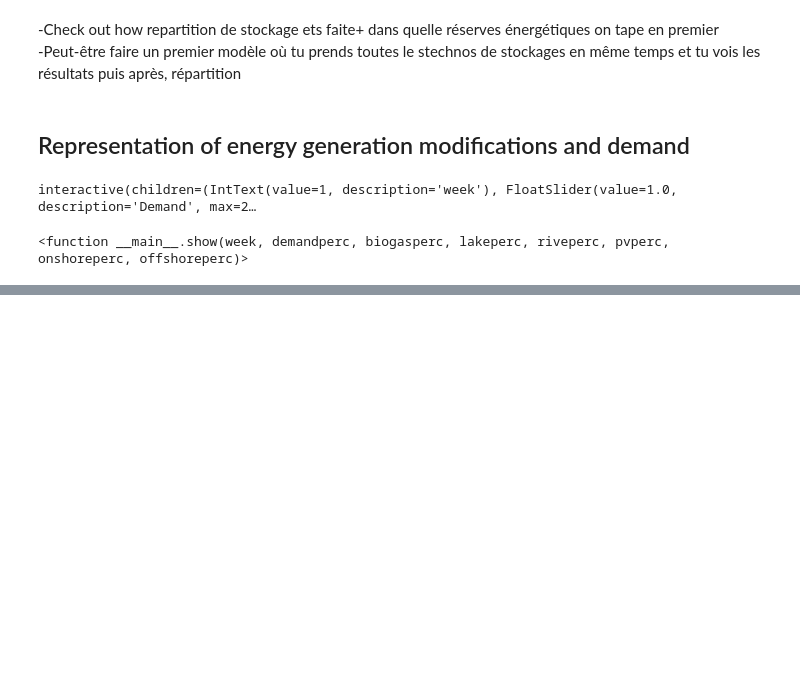
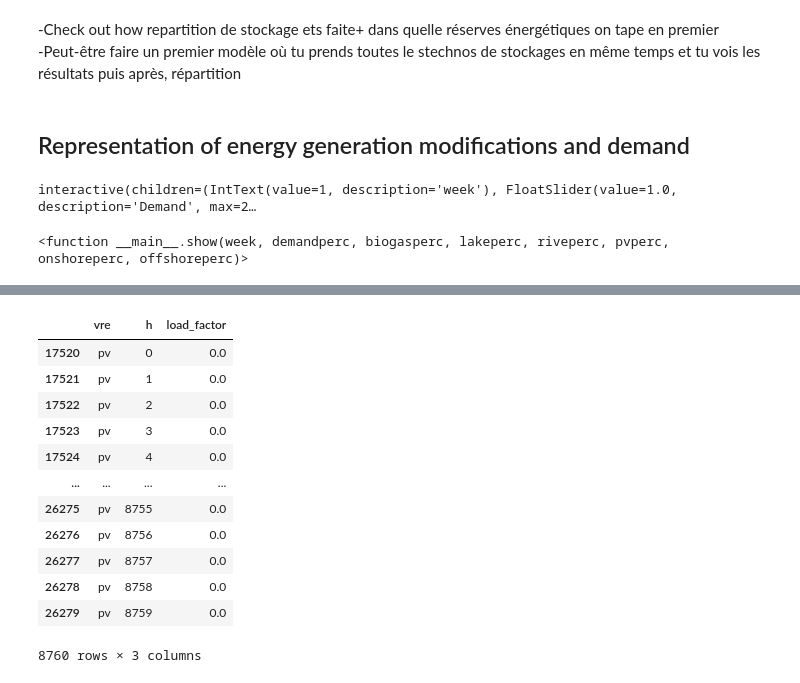
Before and after one commit to trenouard/Mix_energetique_2050, a Jupyter notebook: Projet_ENR.ipynb, the cells around one changed output, grey strips where cells are left out. Drawn from its saved outputs; the diff is of its cells as text; code cells hidden in the pictures; blank space fills up the shorter version.

```diff
--- a/Projet_ENR.ipynb
+++ b/Projet_ENR.ipynb
@@ -365,0 +351,17 @@ interactive(children=(IntText(value=1, description='week'), FloatSlider(value=1.
+# %%
+pv = load_factor[(load_factor['vre'] =='pv') ]
+pv
+# %% [output]
+|  | vre | h | load_factor |
+| 17520 | pv | 0 | 0.0 |
+| 17521 | pv | 1 | 0.0 |
+| 17522 | pv | 2 | 0.0 |
+| 17523 | pv | 3 | 0.0 |
+| 17524 | pv | 4 | 0.0 |
+| ... | ... | ... | ... |
+| 26275 | pv | 8755 | 0.0 |
+| 26276 | pv | 8756 | 0.0 |
+| 26277 | pv | 8757 | 0.0 |
+| 26278 | pv | 8758 | 0.0 |
+| 26279 | pv | 8759 | 0.0 |
+8760 rows × 3 columns
```
Also changed, not shown: parts of 7 cells of this notebook.
